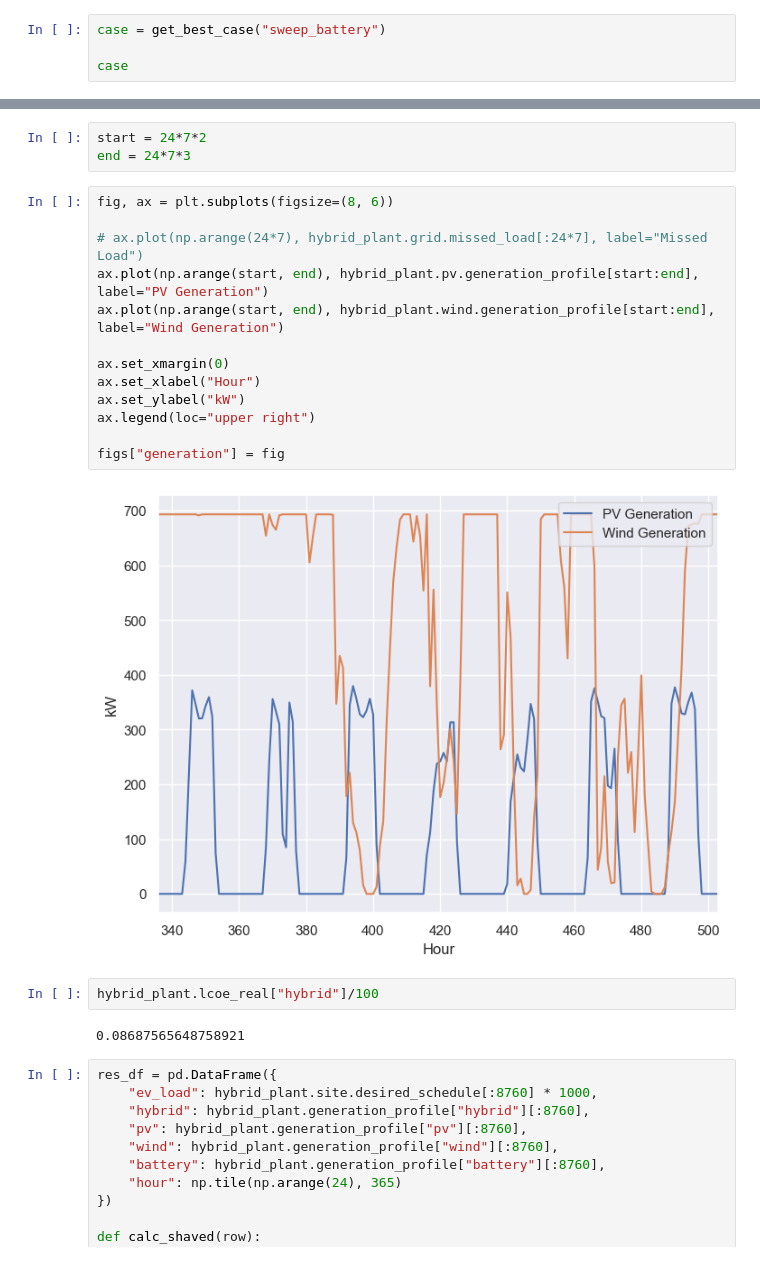
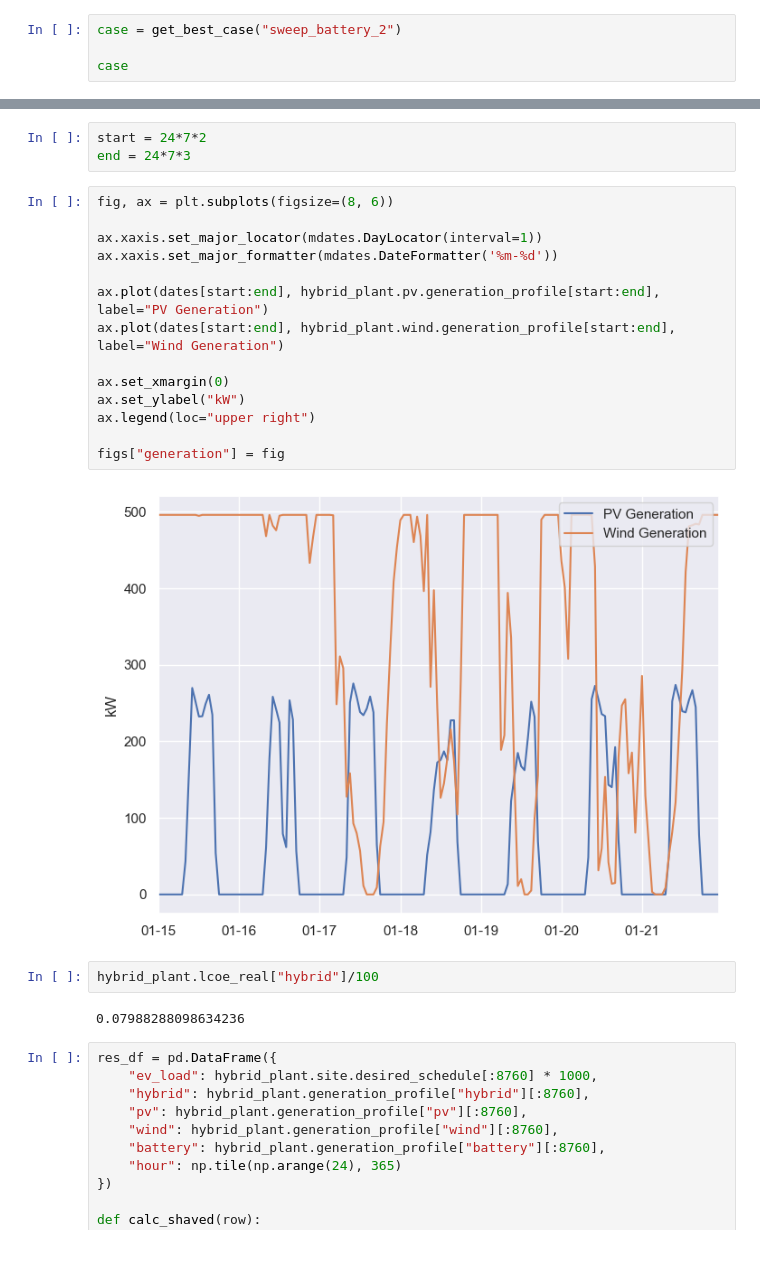
Before and after one commit to camirmas/HOPP, a Jupyter notebook: ev/notebooks/ev-load-following-battery.ipynb, the cells around one changed output, grey strips where cells are left out. Drawn from its saved outputs; the diff is of its cells as text.

```diff
--- a/ev/notebooks/ev-load-following-battery.ipynb
+++ b/ev/notebooks/ev-load-following-battery.ipynb
@@ -113,7 +117,7 @@ To generate the HOPP Model, instantiate the `HoppInterface` class and supply the
 
 `HOPPInterface` is capable of handling dictionary input as well as class instances. Here we demonstrate this by loading the YAML file as a dict, modifying it to include our site information, then passing it as an argument to `HoppInterface`. This is useful for programmatic configuration of simulation configs.
 # %%
-case = get_best_case("sweep_battery")
+case = get_best_case("sweep_battery_2")
 
 case
 # %% [output]
@@ -198,22 +202,23 @@ end = 24*7*3
 # %%
 fig, ax = plt.subplots(figsize=(8, 6))
 
-# ax.plot(np.arange(24*7), hybrid_plant.grid.missed_load[:24*7], label="Missed Load")
-ax.plot(np.arange(start, end), hybrid_plant.pv.generation_profile[start:end], label="PV Generation")
-ax.plot(np.arange(start, end), hybrid_plant.wind.generation_profile[start:end], label="Wind Generation")
+ax.xaxis.set_major_locator(mdates.DayLocator(interval=1))
+ax.xaxis.set_major_formatter(mdates.DateFormatter('%m-%d'))
+
+ax.plot(dates[start:end], hybrid_plant.pv.generation_profile[start:end], label="PV Generation")
+ax.plot(dates[start:end], hybrid_plant.wind.generation_profile[start:end], label="Wind Generation")
 
 ax.set_xmargin(0)
-ax.set_xlabel("Hour")
 ax.set_ylabel("kW")
 ax.legend(loc="upper right")
 
 figs["generation"] = fig
 # %% [output]
-[figure, old version]
+[figure, new version]
 # %%
 hybrid_plant.lcoe_real["hybrid"]/100
 # %% [output]
-0.08687565648758921
+0.07988288098634236
 # %%
 res_df = pd.DataFrame({
     "ev_load": hybrid_plant.site.desired_schedule[:8760] * 1000,
```
Also changed, not shown: parts of 16 cells of this notebook, 32 other files.
